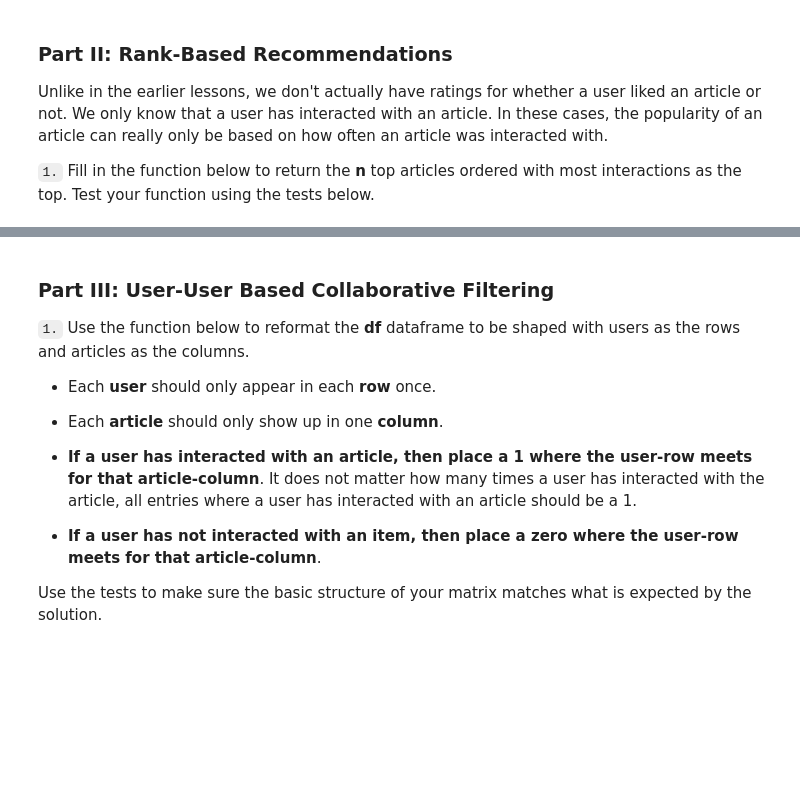
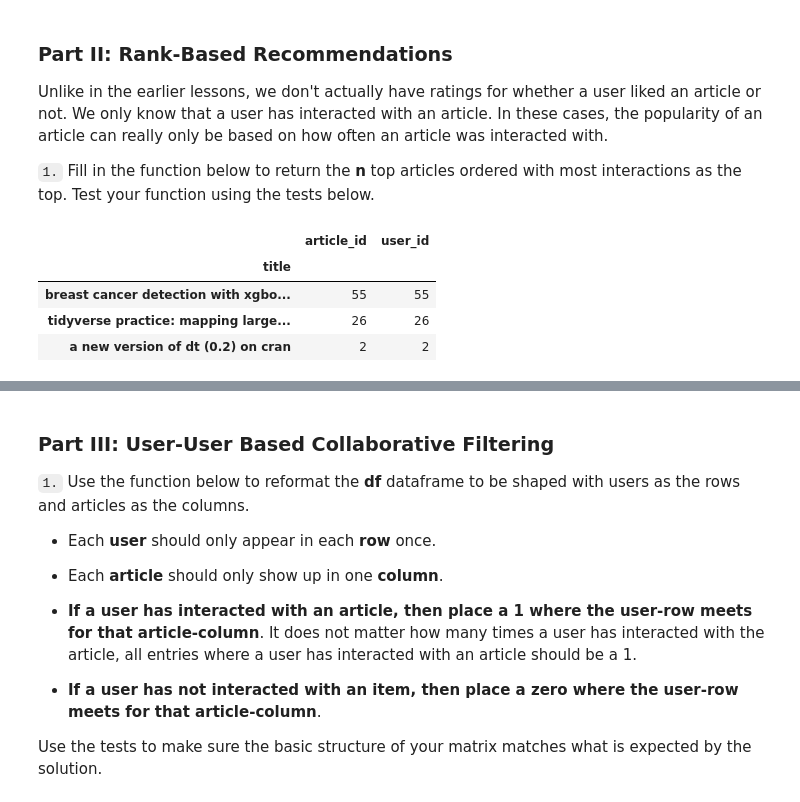
Before and after one commit to LucasGuiraldelli/Recommendations-with-IBM, a Jupyter notebook: Recommendations_with_IBM.ipynb, the cells around one changed output, grey strips where cells are left out. Cells and saved outputs as stored; diff of their text form; code cells hidden in the pictures; blank space fills up the shorter version.

```diff
--- a/Recommendations_with_IBM.ipynb
+++ b/Recommendations_with_IBM.ipynb
@@ -152,3 +183,11 @@ t.sol_1_test(sol_1_dict)
 Unlike in the earlier lessons, we don't actually have ratings for whether a user liked an article or not.  We only know that a user has interacted with an article.  In these cases, the popularity of an article can really only be based on how often an article was interacted with.
 
 `1.` Fill in the function below to return the **n** top articles ordered with most interactions as the top. Test your function using the tests below.
+# %%
+df.groupby(by='title').count().sort_values('user_id', ascending=False).sample(3)
+# %% [output]
+|  | article_id | user_id |
+| title |  |  |
+| breast cancer detection with xgbo... | 55 | 55 |
+| tidyverse practice: mapping large... | 26 | 26 |
+| a new version of dt (0.2) on cran | 2 | 2 |
```
Also changed, not shown: parts of 15 cells of this notebook, 4 other files.
